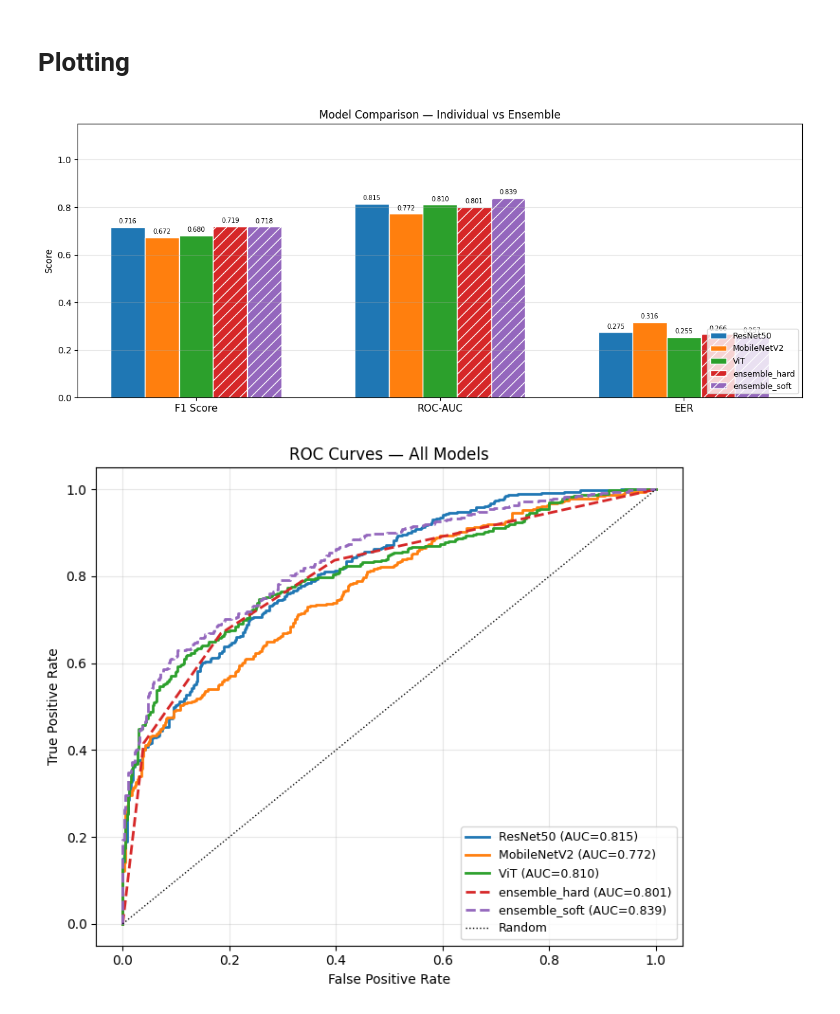
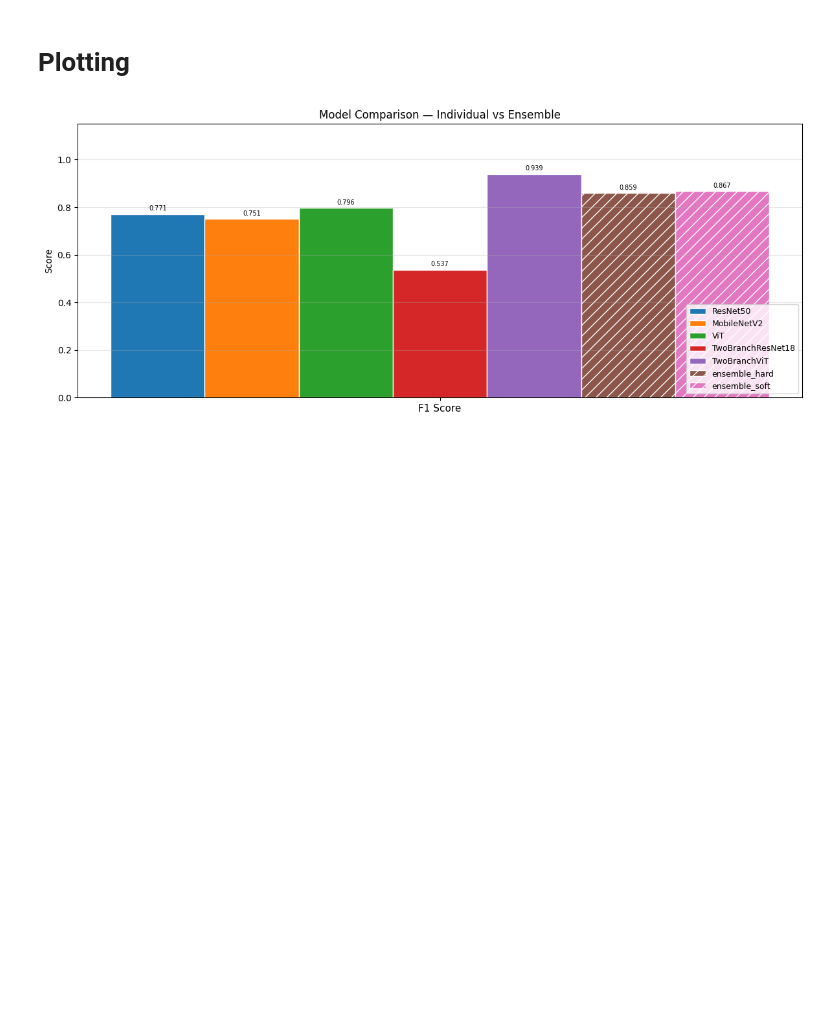
Before and after one commit to lanaramsak/Deep-Learning-Project, a Jupyter notebook: multiple_models.ipynb, the cells around one changed output. Cells and saved outputs as stored; diff of their text form; code cells hidden in the pictures; blank space fills up the shorter version.

```diff
--- a/multiple_models.ipynb
+++ b/multiple_models.ipynb
@@ -50,9 +50,9 @@ def get_loaders(transform = None, batch_size=32, train_split=0.8):
     train_loader = DataLoader(train_ds, batch_size=batch_size, shuffle=True)
     test_loader = DataLoader(test_ds, batch_size=batch_size, shuffle=False)
 
-    return train_loader, test_loader
+    return train_loader, test_loader, train_ds, test_ds
 
-train_loader, test_loader = get_loaders()
+train_loader, test_loader, train_ds, test_ds = get_loaders()
 # %% [markdown]
 Setup for Visual Transformer: generation of loaders, initialization of pretrained model and processor, transformation of every image to match ViT's expected input format
 # %%
@@ -67,7 +67,7 @@ vit_transform = transforms.Compose([
     transforms.Normalize(mean=processor.image_mean, std=processor.image_std)
 ])
 
-vit_train_loader, vit_test_loader = get_loaders(vit_transform)
+vit_train_loader, vit_test_loader, _, _ = get_loaders(vit_transform)
 # %% [markdown]
 Set up two branch model
 # %%
@@ -107,6 +159,10 @@ def vit_predict_fn(model, images):
 def two_branch_predict_fn(model, x_original, x_second_view):
     logits = model(x_original, x_second_view)
     return torch.softmax(logits, dim=1)[:, 1]
+
+def two_branch_vit_predict_fn(model, x_original, x_second_view):
+    logits = model(x_original, x_second_view)
+    return torch.softmax(logits, dim=1)[:, 1]
 # %% [markdown]
 Runs multiple models on a shared test set and fuses their predictions.
 
@@ -245,10 +274,11 @@ class EnsembleVoter:
 # %%
 ensemble = EnsembleVoter(
     models=[
-        ("ResNet50", get_trained_ResNet50_model(train_loader, device), cnn_predict_fn, test_loader),
-        ("MobileNetV2", get_trained_MobileNet_model(train_loader, device), cnn_predict_fn, test_loader),
-        ("ViT", get_trained_ViT_model(vit_train_loader, device, output_dir="./results/ViT"), vit_predict_fn, vit_test_loader)
-        # ("TwoBranchResNet18", two_branch_model, two_branch_predict_fn, two_branch_test_loader)
+        ("ResNet50",             get_trained_ResNet50_model(train_loader, device),  cnn_predict_fn,            test_loader),
+        ("MobileNetV2",          get_trained_MobileNet_model(train_loader, device), cnn_predict_fn,            test_loader),
+        ("ViT",                  get_trained_ViT_model(vit_train_loader, device),   vit_predict_fn,            vit_test_loader),
+        ("TwoBranchResNet50",    two_branch_model,                                  two_branch_predict_fn,     two_branch_test_loader),
+        ("TwoBranchViT",         two_branch_vit_model,                              two_branch_vit_predict_fn, two_branch_vit_test_loader),
     ],
     device=device
 )
@@ -293,7 +335,7 @@ def plot_metric_bars(model_rows, hard_ensemble, soft_ensemble):
         soft_ensemble: Ensemble metric dict for soft voting.
     """
     all_rows = model_rows + [hard_ensemble, soft_ensemble]
-    metrics  = [("f1", "F1 Score"), ("auc", "ROC-AUC"), ("eer", "EER")]
+    metrics  = [("f1", "F1 Score")]
     n        = len(all_rows)
     x        = np.arange(len(metrics))
     width    = 0.7 / n
@@ -356,34 +398,33 @@ def plot_confusion_matrices(y_true, hard_ensemble, soft_ensemble):
         y_true: Ground-truth binary labels, shape (N,).
         hard_ensemble: Ensemble metric dict for hard voting.
         soft_ensemble: Ensemble metric dict for soft voting.
     """
     fig, axes = plt.subplots(1, 2, figsize=(10, 4))
     tick_labels = ["Real", "Fake"]
 
     for ax, row in zip(axes, [hard_ensemble, soft_ensemble]):
         cm     = confusion_matrix(y_true, (row["probs"] >= 0.5).astype(int))
         im     = ax.imshow(cm, cmap="Blues")
         fig.colorbar(im, ax=ax, fraction=0.046, pad=0.04)
         ax.set_xticks([0, 1]); ax.set_xticklabels(tick_labels)
         ax.set_yticks([0, 1]); ax.set_yticklabels(tick_labels)
         ax.set_xlabel("Predicted"); ax.set_ylabel("True")
         ax.set_title(row["name"])
         thresh = cm.max() / 2
         for r in range(2):
             for c in range(2):
                 ax.text(c, r, str(cm[r, c]), ha="center", va="center",
                         color="white" if cm[r, c] > thresh else "black",
                         fontsize=14, fontweight="bold")
 
     fig.suptitle("Confusion Matrices — Ensemble Variants", fontsize=13)
     plt.tight_layout()
     plt.savefig("./results/multiple_models_confusion_matrices.png")
     plt.show()
 
 # Run all visualisations
 plot_metric_bars(model_rows, hard_ensemble, soft_ensemble)
-plot_roc_curves(y_true, model_rows, hard_ensemble, soft_ensemble)
-plot_confusion_matrices(y_true, hard_ensemble, soft_ensemble)
+# plot_roc_curves(y_true, model_rows, hard_ensemble, soft_ensemble)
+# plot_confusion_matrices(y_true, hard_ensemble, soft_ensemble)
 # %% [output]
-[figure, old version]
+[figure, new version]
-[figure, removed]
```
Also changed, not shown: parts of 5 cells of this notebook, 8 other files.
